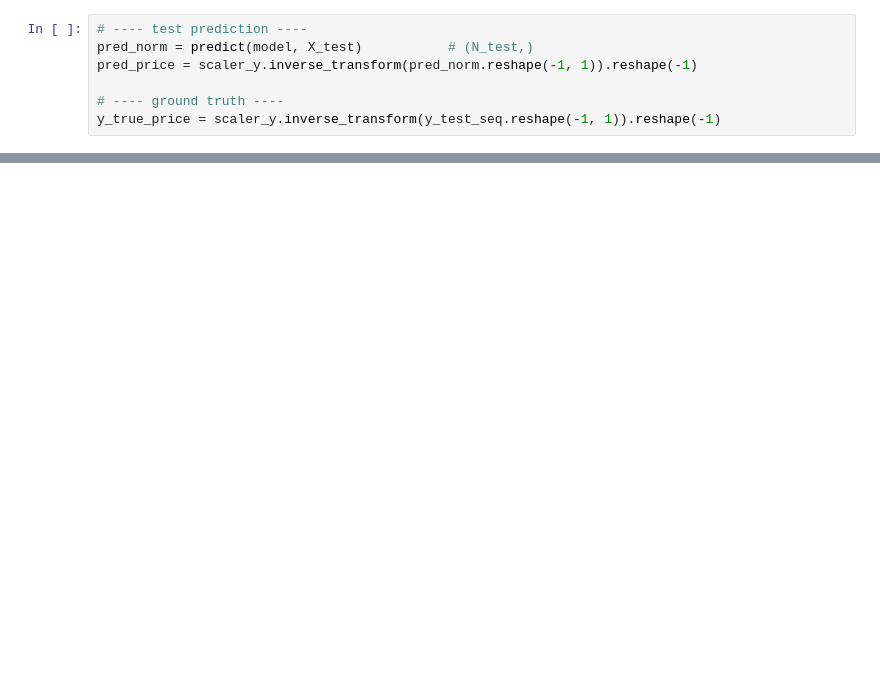
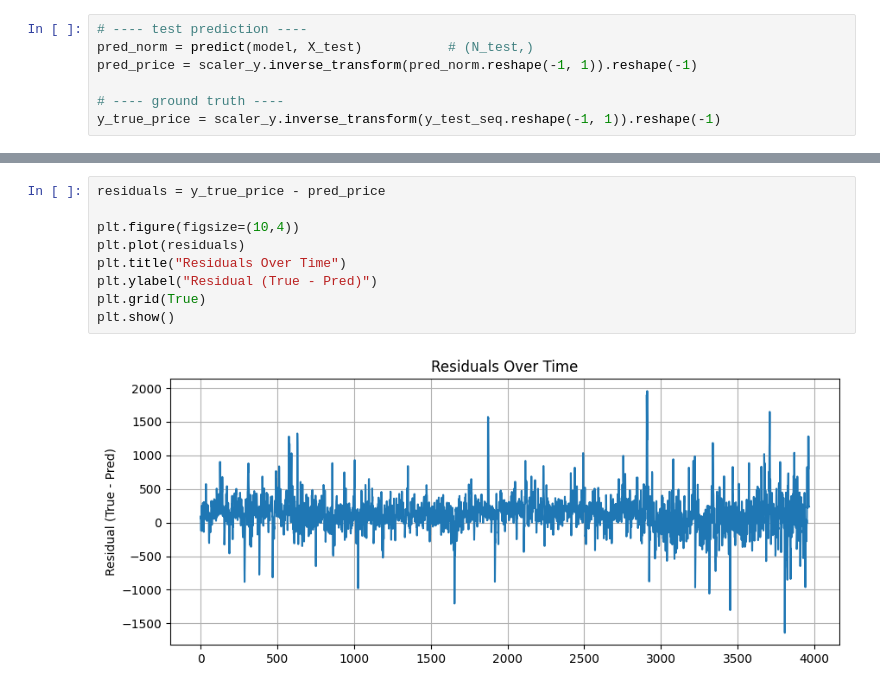
Before and after one commit to doshi1028/OMSCS_7643_F2025_Project, a Jupyter notebook: scripts/runner.ipynb, the cells around one changed output, grey strips where cells are left out. Cells and saved outputs as stored; diff of their text form; blank space fills up the shorter version.

```diff
--- a/scripts/runner.ipynb
+++ b/scripts/runner.ipynb
@@ -307,0 +404,11 @@ Accuracy: 0.9878669960832375
+# %%
+residuals = y_true_price - pred_price
+
+plt.figure(figsize=(10,4))
+plt.plot(residuals)
+plt.title("Residuals Over Time")
+plt.ylabel("Residual (True - Pred)")
+plt.grid(True)
+plt.show()
+# %% [output]
+[figure, added]
```
Also changed, not shown: parts of 31 cells of this notebook, 1 other file.
